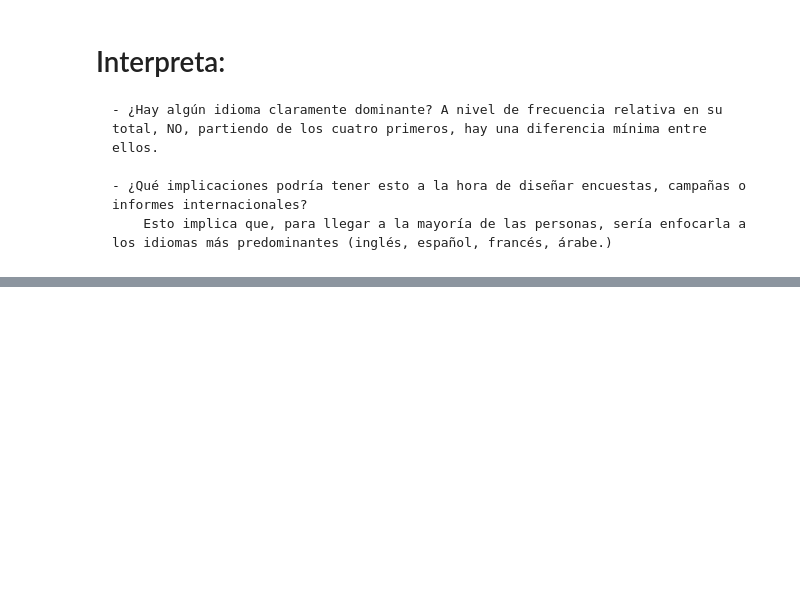
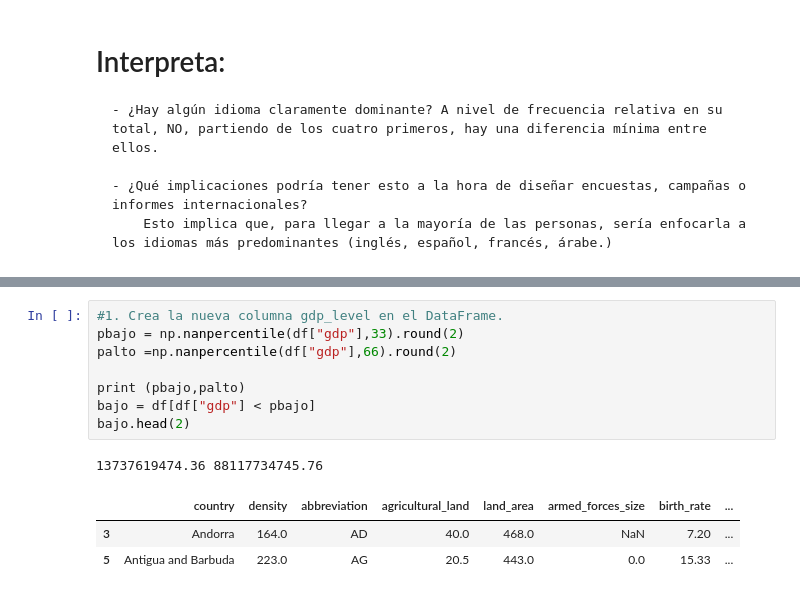
Before and after one commit to AMA00-98/pair_mod3_Ana_Lu, a Jupyter notebook: mod3_pair_leccion_10_EstadisticaII.ipynb, the cells around one changed output, grey strips where cells are left out. Drawn from its saved outputs; the diff is of its cells as text; blank space fills up the shorter version.

```diff
--- a/mod3_pair_leccion_10_EstadisticaII.ipynb
+++ b/mod3_pair_leccion_10_EstadisticaII.ipynb
@@ -203,0 +216,13 @@ round(df["official_language"].value_counts(normalize=True,dropna=False).reset_in
+# %%
+#1. Crea la nueva columna gdp_level en el DataFrame.
+pbajo = np.nanpercentile(df["gdp"],33).round(2)
+palto =np.nanpercentile(df["gdp"],66).round(2)
+
+print (pbajo,palto)
+bajo = df[df["gdp"] < pbajo]
+bajo.head(2)
+# %% [output]
+13737619474.36 88117734745.76
+|  | country | density | abbreviation | agricultural_land | land_area | armed_forces_size | birth_rate | ... |
+| 3 | Andorra | 164.0 | AD | 40.0 | 468.0 | NaN | 7.20 | ... |
+| 5 | Antigua and Barbuda | 223.0 | AG | 20.5 | 443.0 | 0.0 | 15.33 | ... |
```
Also changed, not shown: parts of 3 cells of this notebook.
